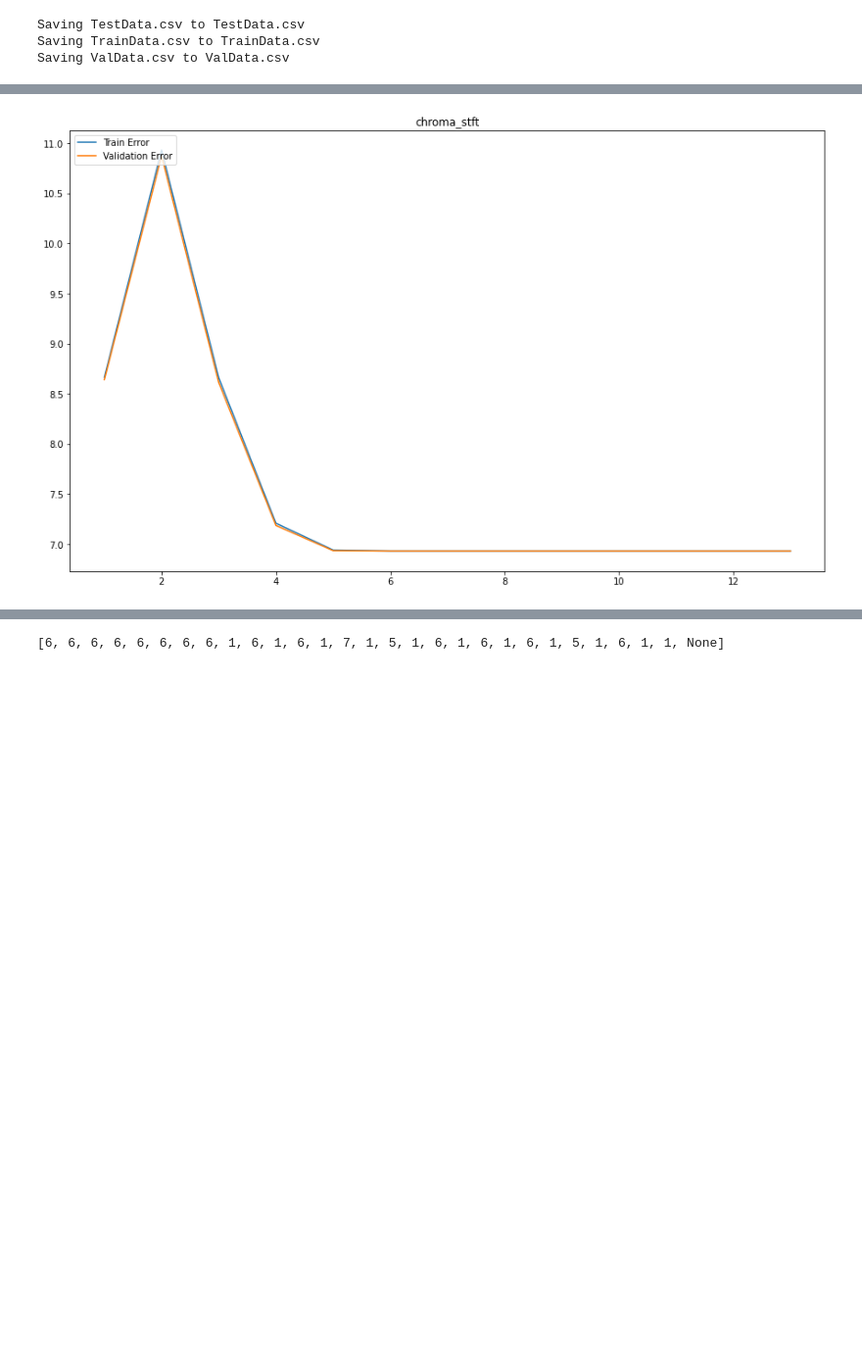
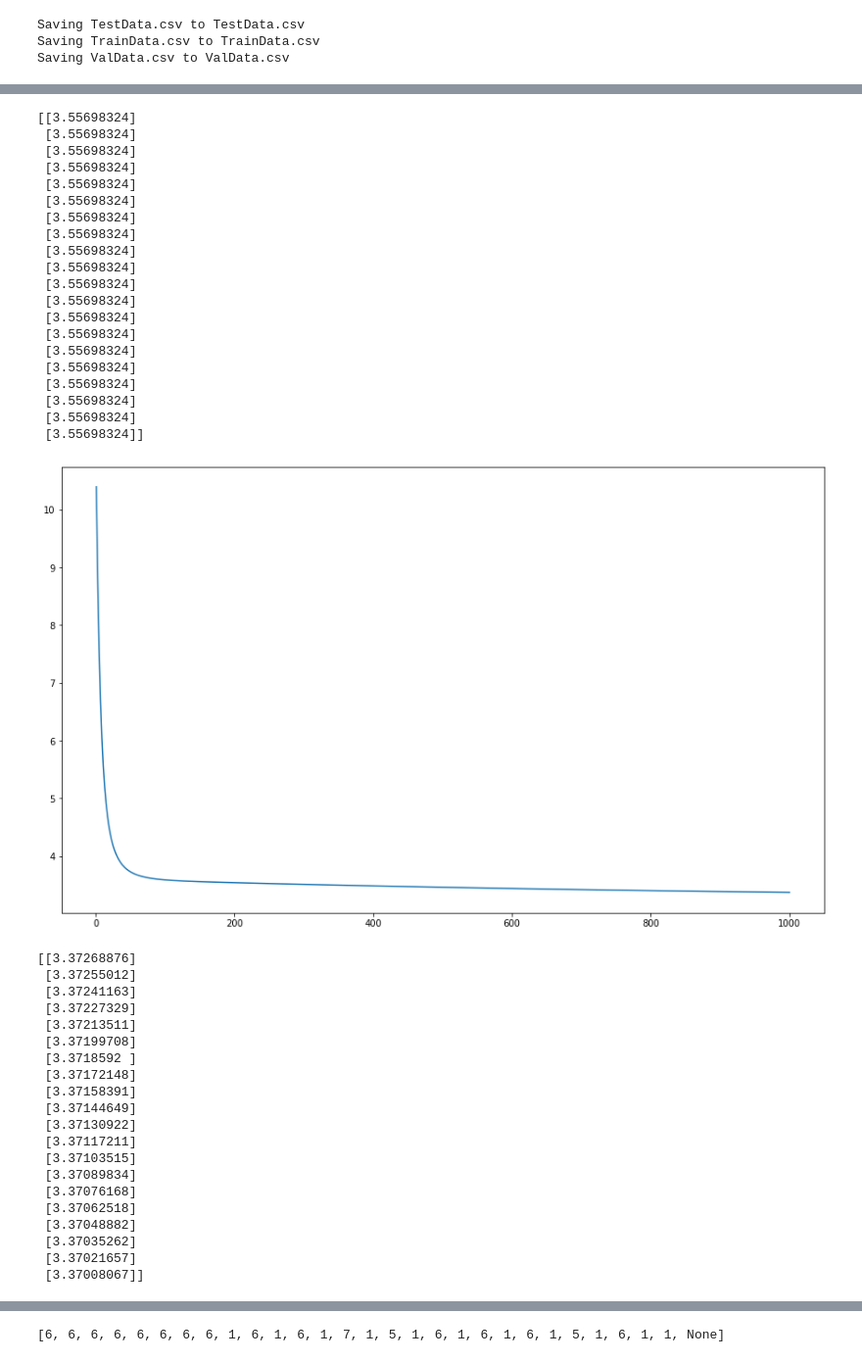
Before and after one commit to mohit138/Music-Tagging, a Jupyter notebook: dataAnalysis.ipynb, the cells around one changed output, grey strips where cells are left out. Shown at 98% size. Drawn from its saved outputs; the diff is of its cells as text; code cells hidden in the pictures; blank space fills up the shorter version.

```diff
--- a/dataAnalysis.ipynb
+++ b/dataAnalysis.ipynb
@@ -76,7 +76,9 @@ def learning_curve(xT,xV,yT,yV,theta,lam):
 # %%
 # the function to find degree for best results.
 def lc_degree(d_max,xT,xV,yT,yV,lam,max_itr,alpha,col):
-    power=1;
+    power=1
+    alpha =1.2
+    max_itr = 1000
     ma=yV.shape[0]
     J_t_error = np.zeros((d_max,1))
     J_v_error = np.zeros((d_max,1))
@@ -87,13 +89,16 @@ def lc_degree(d_max,xT,xV,yT,yV,lam,max_itr,alpha,col):
         [J_v_error[i],h] = costFunction(xV, yV, theta, lam)
         fact = normalise_fact( np.append(np.power(xT,i+1) , np.power(xV,i+1),axis=0) )
         #fact=1
-        #powT = normalise_fact(np.power(xT,i+1))
-        #powV = normalise_fact(np.power(xV,i+1))
-        #xT = np.append(xT, powT,axis=1)
-        #xV = np.append(xV, powV,axis=1)
-        xT = np.power(xT,i+1) / fact
-        xV = np.power(xV,i+1) / fact
-        #print(j_hist)
+        powT = (np.power(xT,i+1))/fact
+        powV = (np.power(xV,i+1))/fact
+        xT = np.append(xT, powT,axis=1)
+        xV = np.append(xV, powV,axis=1)
+        j=np.arange(1,1001,1)
+        plt.plot(j,j_hist)
+        plt.show()
+        #xT = np.power(xT,i+1) / fact
+        #xV = np.power(xV,i+1) / fact
+        print(j_hist[980:1000])
     power = np.argmin(J_v_error)
     i=np.arange(1,d_max+1,1)
     plt.plot(i,J_t_error,label='Train Error')
@@ -123,14 +128,21 @@ def prediction(h,y):
 
     accuracy = add / h.shape[0] *100
     return [h_out,accuracy]
+# %%
+max_itr = 200
+alpha = .00001
+lam=0
 # %%
 # to check the best degree for all features
+
+#alpha_vals = [ .00002 , 0.00005, .07, .1, .0000008, ]
 
 columns = ['x0',	'tempo',	'beats',	'chroma_stft',	'rmse',	'spectral_centroid',	'spectral_bandwidth',	'rolloff',	'zero_crossing_rate',	'mfcc1',	'mfcc2',	'mfcc3',	'mfcc4',	'mfcc5',	'mfcc6',	'mfcc7',	'mfcc8',	'mfcc9',	'mfcc10',	'mfcc11',	'mfcc12',	'mfcc13',	'mfcc14',	'mfcc15',	'mfcc16',	'mfcc17',	'mfcc18',	'mfcc19',	'mfcc20']
 power = [None] * len(columns)
 d_max=13
 #print(x_train[:,2:3])
-for i in range(0,28):
+# range(0,28)
+for i in range(7,8):
     #print(x_train[:,i+1:i+2])
     power[i]=lc_degree(d_max, x_train[:,i+1:i+2], x_val[:,i+1:i+2], y_train, y_val, lam, max_itr, alpha,columns[i+1])
 # %% [output]
@@ -139 +171,41 @@ for i in range(0,28):
+[[3.55698324]
+ [3.55698324]
+ [3.55698324]
+ [3.55698324]
+ [3.55698324]
+ [3.55698324]
+ [3.55698324]
+ [3.55698324]
+ [3.55698324]
+ [3.55698324]
+ [3.55698324]
+ [3.55698324]
+ [3.55698324]
+ [3.55698324]
+ [3.55698324]
+ [3.55698324]
+ [3.55698324]
+ [3.55698324]
+ [3.55698324]
+ [3.55698324]]
-[figure, old version]
+[figure, new version]
+[[3.37268876]
+ [3.37255012]
+ [3.37241163]
+ [3.37227329]
+ [3.37213511]
+ [3.37199708]
+ [3.3718592 ]
+ [3.37172148]
+ [3.37158391]
+ [3.37144649]
+ [3.37130922]
+ [3.37117211]
+ [3.37103515]
+ [3.37089834]
+ [3.37076168]
+ [3.37062518]
+ [3.37048882]
+ [3.37035262]
+ [3.37021657]
+ [3.37008067]]
```
Also changed, not shown: parts of 4 cells of this notebook, 1 other file.
